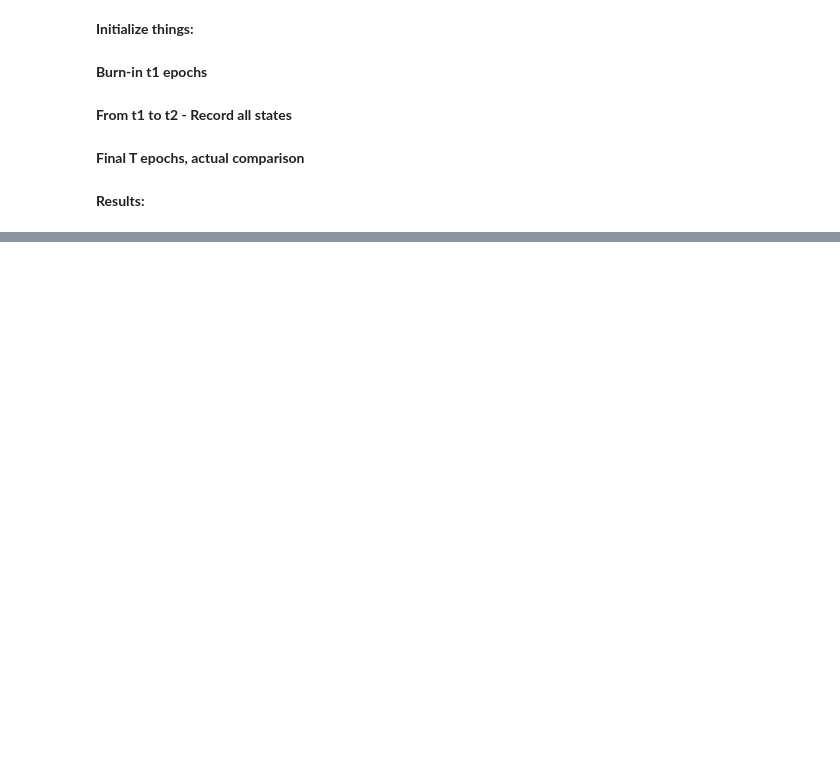
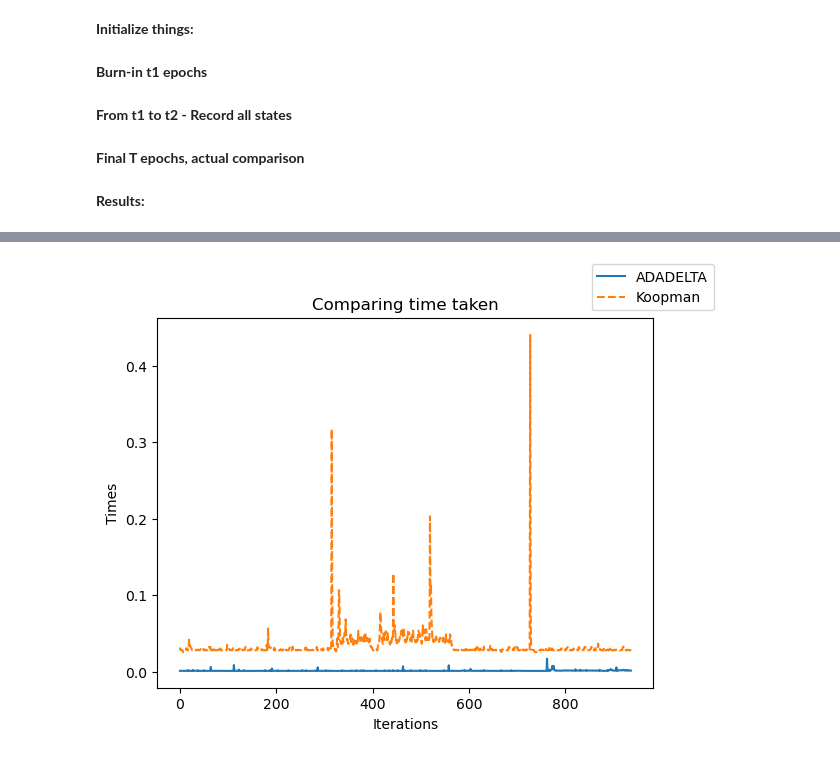
Before and after one commit to abhinavprao/koopmanlearning, a Jupyter notebook: MNIST.ipynb, the cells around one changed output, grey strips where cells are left out. Drawn from its saved outputs; the diff is of its cells as text; code cells hidden in the pictures; blank space fills up the shorter version.

```diff
--- a/MNIST.ipynb
+++ b/MNIST.ipynb
@@ -236,0 +305,9 @@ plt.show()
+# %%
+fig, ax = plt.subplots()
+ax.plot(conv_times[1:], label = OPTIM)
+ax.plot(koop_times[1:], linestyle = 'dashed', label = 'Koopman')
+ax.set(xlabel='Iterations', ylabel='Times', title='Comparing time taken')
+fig.legend()
+plt.show()
+# %% [output]
+[figure, added]
```
Also changed, not shown: parts of 16 cells of this notebook, 16 other files.
